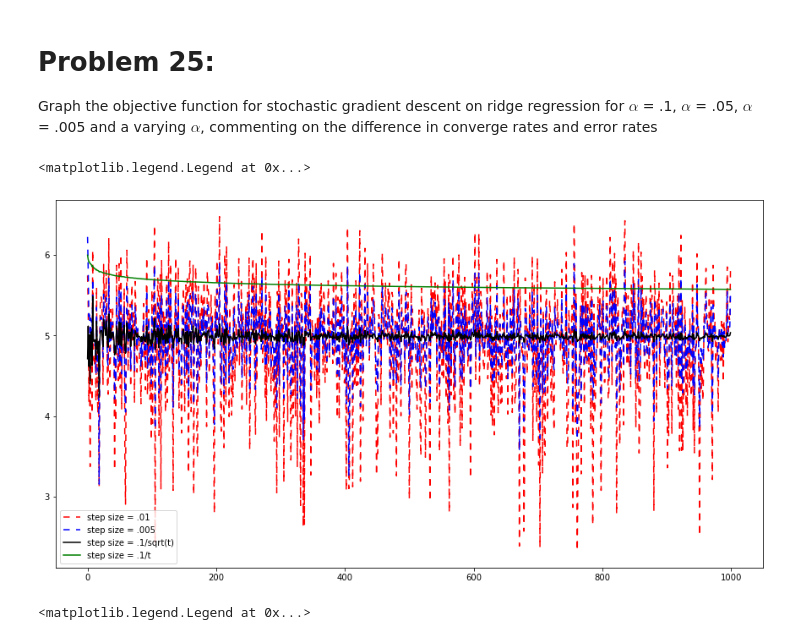
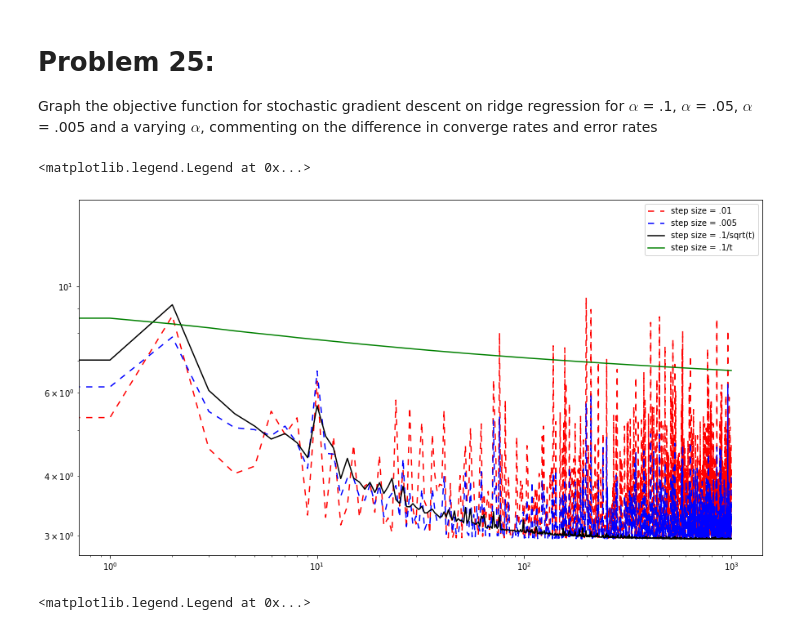
Before and after one commit to jgeorge313/Sem_2, a Jupyter notebook: DS_GA_1003/HW/hw2/skeleton_code.ipynb, the cells around one changed output. Cells and saved outputs as stored; diff of their text form; code cells hidden in the pictures.

```diff
--- a/DS_GA_1003/HW/hw2/skeleton_code.ipynb
+++ b/DS_GA_1003/HW/hw2/skeleton_code.ipynb
@@ -820,25 +820,37 @@ def stochastic_grad_descent(X, y, c = 1, alpha=0.01, lambda_reg=10**-2, num_epoc
     # Set step counter
 
     t=1
-    np.random.seed(10)
+    np.random.seed(27)
     for i in range(num_epoch):
         # Shuffle points
         shuffle = np.random.permutation(num_instances)
 
-        for j in shuffle:
+        for j in range(len(shuffle)):
+            j_index = shuffle[j]
             # Store the historical theta
             theta_hist[i, j] = theta
             loss_hist[i, j] = compute_square_loss(X, y, theta) + np.sum(theta**2)*lambda_reg
+            x_temp = X[j_index]
+            y_temp = y[j_index]
+
+            x_temp = x_temp.reshape(1,49)
+            y_temp = y_temp.reshape(1,1)
+            theta = theta.reshape(49,1)
 
             # Simultaneously update theta
-            grad = 2*X[j].T*X[j]*theta.T - y[j]*X[j] + 2*lambda_reg*theta #Compute gradient of one single point
-            #grad = 2*np.dot(np.dot(X[j].T,X[j]),theta.T) - y[j]*X[j]+ 2 *lambda_reg*theta
+            #grad = 2*X[j].T*X[j]*theta.T - y[j]*X[j] + 2*lambda_reg*theta #Compute gradient of one single point
+            grad = 2*(x_temp.T@x_temp@theta - (x_temp.T@y_temp)) + 2*lambda_reg*theta
+
+
+
+            grad = grad.reshape(49,)
+
+            theta = theta.reshape(49,)
             if alpha == "1/t":
-
-                theta = theta - c/(t * grad) #Update theta
+                theta = theta - c/t * grad #Update theta
                 t+=1
             elif alpha == "1/sqrt(t)":
-                theta = theta - c/(np.sqrt(t) * grad) #Update theta
+                theta = theta - c/np.sqrt(t) * grad #Update theta
                 t+=1
             else:
                 theta = theta - alpha * grad #Update theta
@@ -859,20 +884,22 @@ sgd_theta_hist_sqrt_1, sgd_loss_hist_sqrt_1 = stochastic_grad_descent(X_train,y_
 sgd_theta_hist_t_1, sgd_loss_hist_t_1 = stochastic_grad_descent(X_train,y_train, c=1, alpha = "1/t")
 # %%
 fig = plt.figure(figsize=(15,8))
-plt.plot(np.log(sgd_loss_hist_01[:,-1]), label = 'step size = .01', color = 'red', linestyle = (0, (5, 5)))
+plt.plot(sgd_loss_hist_01[:,-1], label = 'step size = .01', color = 'red', linestyle = (0, (5, 5)))
 
-plt.plot(np.log(sgd_loss_hist_005[:,-1]), label = 'step size = .005', color = 'blue', linestyle = (0, (5, 5)))
+plt.plot(sgd_loss_hist_005[:,-1], label = 'step size = .005', color = 'blue', linestyle = (0, (5, 5)))
 #plt.plot(np.log(sgd_loss_hist_05[:,-1]), label = 'step size = .05') causes graph to lose meaning
 
-plt.plot(np.log(sgd_loss_hist_sqrt_01[:,-1]), label = 'step size = .1/sqrt(t)', color = 'black')
-plt.plot(np.log(sgd_loss_hist_t_01[:,-1]), label = 'step size = .1/t', color = 'green')
+plt.plot(sgd_loss_hist_sqrt_01[:,-1], label = 'step size = .1/sqrt(t)', color = 'black')
+plt.plot(sgd_loss_hist_t_01[:,-1], label = 'step size = .1/t', color = 'green')
 
 #plt.plot(np.log(sgd_loss_hist_sqrt_1[:,-1]), label = 'step size = 1/sqrt(t)', linestyle = 'dashed')
 #plt.plot(np.log(sgd_loss_hist_t_1[:,-1]), label = 'step size = 1/t', linestyle = 'dashed')
+plt.yscale('log')
+plt.xscale('log')
 plt.legend()
 # %% [output]
 <matplotlib.legend.Legend at 0x...>
-[figure, old version]
+[figure, new version]
 # %%
 fig = plt.figure(figsize=(15,8))
 
```
Also changed, not shown: parts of 11 cells of this notebook.
